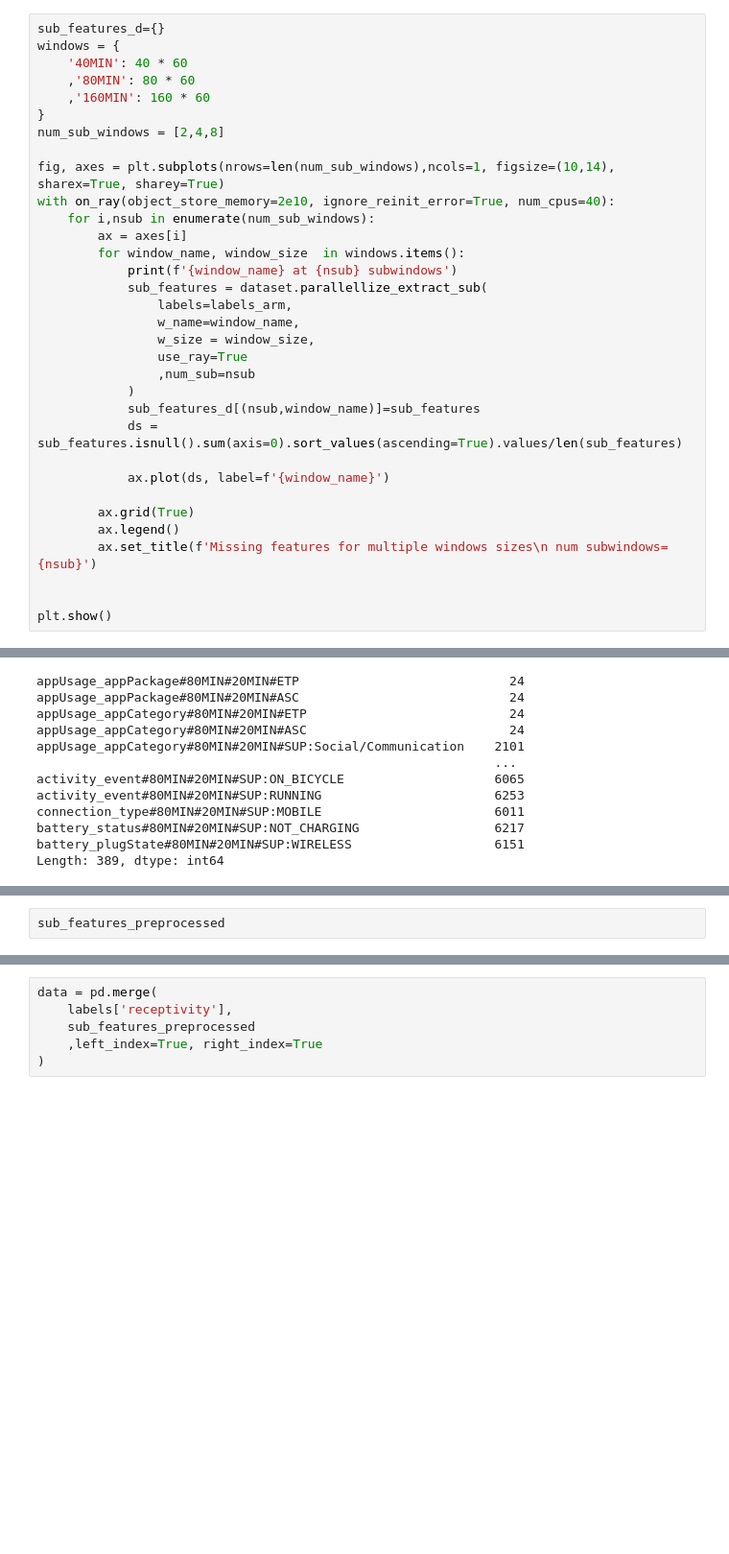
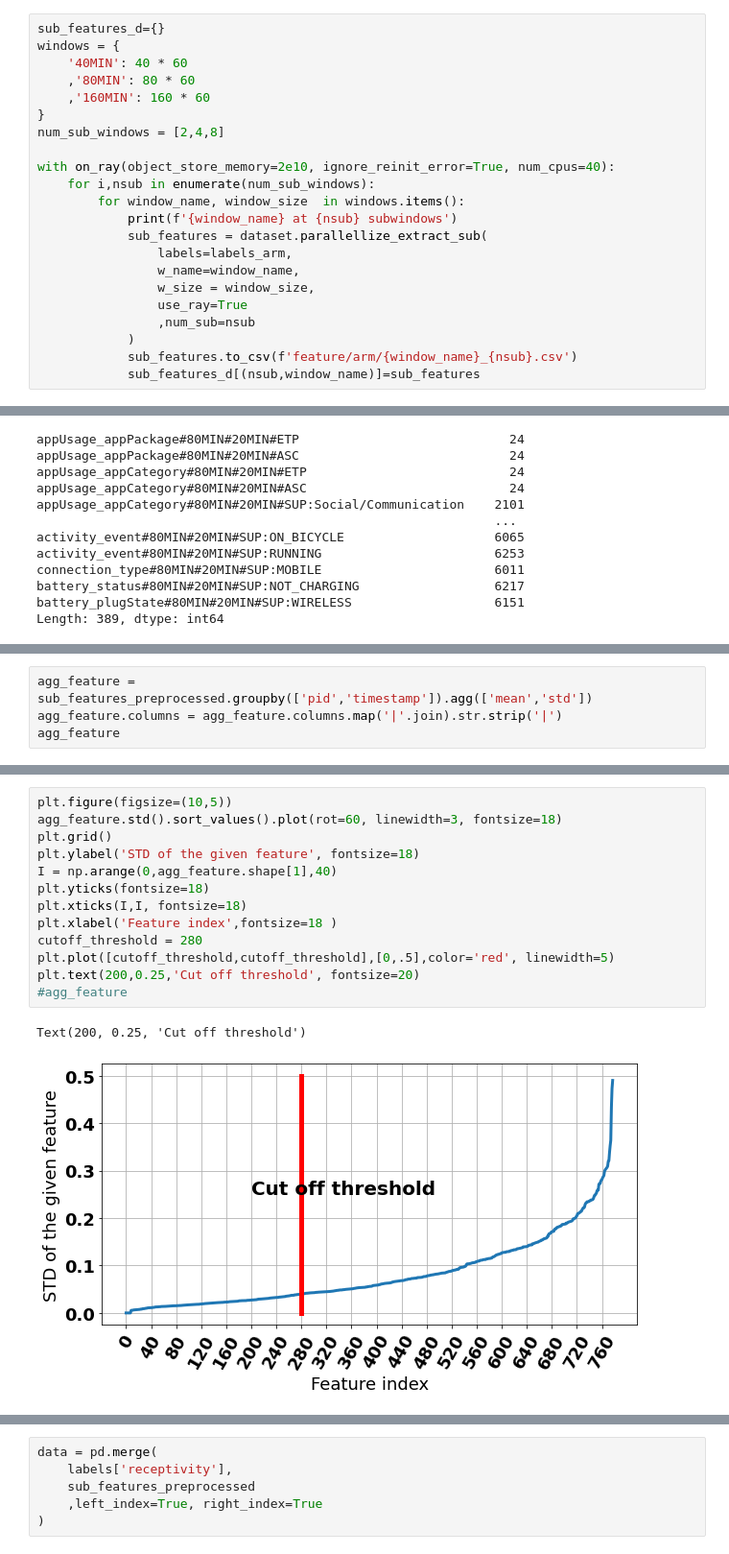
Before and after one commit to Jumabek/receptivity, a Jupyter notebook: analysis/Association Rule Mining.ipynb, the cells around one changed output, grey strips where cells are left out. Shown at 96% size. Cells and saved outputs as stored; diff of their text form; blank space fills up the shorter version.

```diff
--- a/analysis/Association Rule Mining.ipynb
+++ b/analysis/Association Rule Mining.ipynb
@@ -1983,10 +1885,8 @@ windows = {
 }
 num_sub_windows = [2,4,8]
 
-fig, axes = plt.subplots(nrows=len(num_sub_windows),ncols=1, figsize=(10,14), sharex=True, sharey=True)
 with on_ray(object_store_memory=2e10, ignore_reinit_error=True, num_cpus=40):
     for i,nsub in enumerate(num_sub_windows):
-        ax = axes[i]
         for window_name, window_size  in windows.items():
             print(f'{window_name} at {nsub} subwindows')
             sub_features = dataset.parallellize_extract_sub(
@@ -1996,14 +1896,5 @@ with on_ray(object_store_memory=2e10, ignore_reinit_error=True, num_cpus=40):
                 use_ray=True
                 ,num_sub=nsub
             )
+            sub_features.to_csv(f'feature/arm/{window_name}_{nsub}.csv')
             sub_features_d[(nsub,window_name)]=sub_features
-            ds = sub_features.isnull().sum(axis=0).sort_values(ascending=True).values/len(sub_features)
-
-            ax.plot(ds, label=f'{window_name}')
-
-        ax.grid(True)
-        ax.legend()
-        ax.set_title(f'Missing features for multiple windows sizes\n num subwindows={nsub}')
-
-
-plt.show()
@@ -2109,3 +1988,5 @@ See the caveats in the documentation: https://pandas.pydata.org/pandas-docs/stab
 # %%
-sub_features_preprocessed
+agg_feature = sub_features_preprocessed.groupby(['pid','timestamp']).agg(['mean','std'])
+agg_feature.columns = agg_feature.columns.map('|'.join).str.strip('|')
+agg_feature
 # %% [output]
@@ -2123,0 +2007,16 @@ Length: 390, dtype: int64
+# %%
+plt.figure(figsize=(10,5))
+agg_feature.std().sort_values().plot(rot=60, linewidth=3, fontsize=18)
+plt.grid()
+plt.ylabel('STD of the given feature', fontsize=18)
+I = np.arange(0,agg_feature.shape[1],40)
+plt.yticks(fontsize=18)
+plt.xticks(I,I, fontsize=18)
+plt.xlabel('Feature index',fontsize=18 )
+cutoff_threshold = 280
+plt.plot([cutoff_threshold,cutoff_threshold],[0,.5],color='red', linewidth=5)
+plt.text(200,0.25,'Cut off threshold', fontsize=20)
+#agg_feature
+# %% [output]
+Text(200, 0.25, 'Cut off threshold')
+[figure, added]
```
Also changed, not shown: parts of 12 cells of this notebook, 2 other files.
